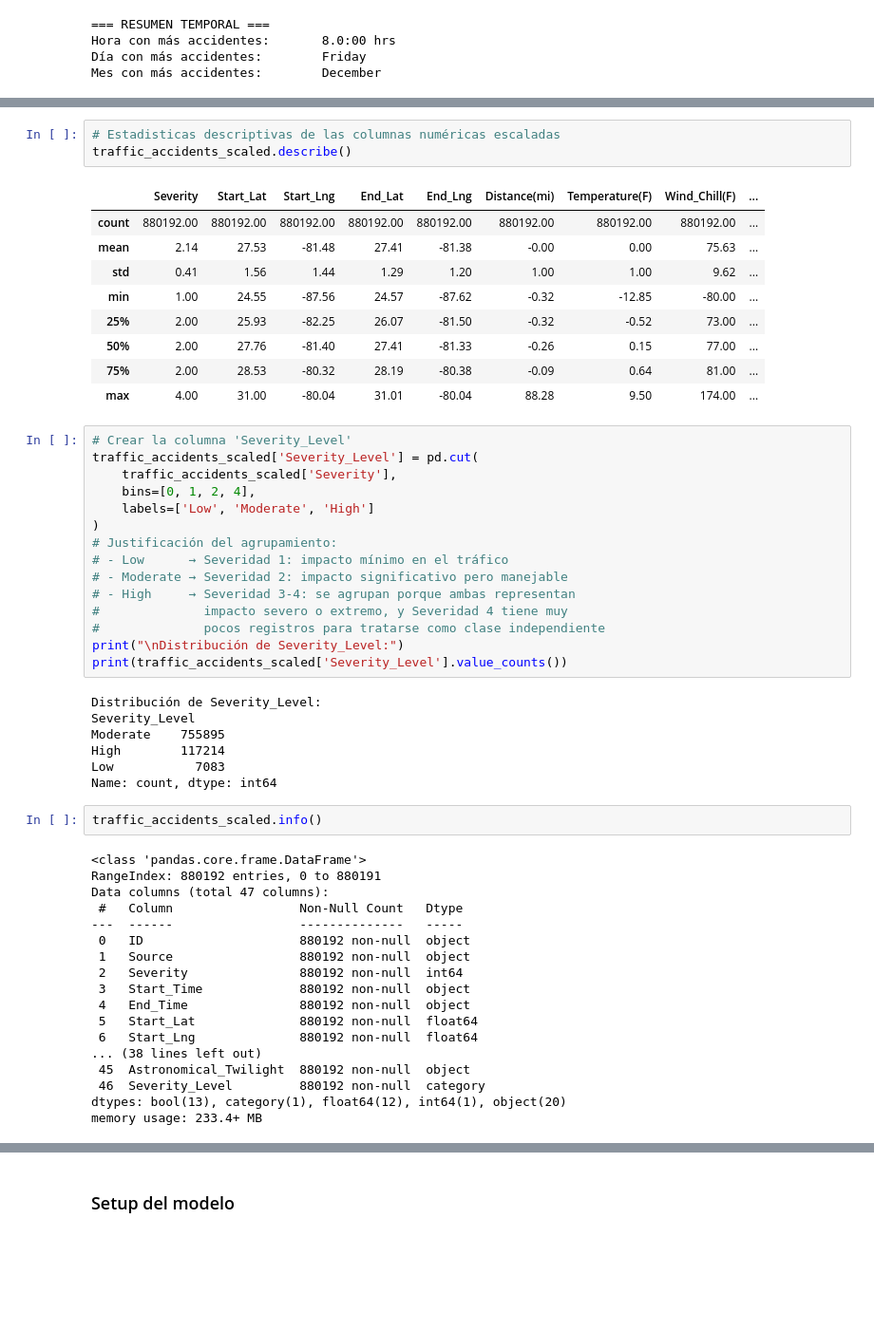
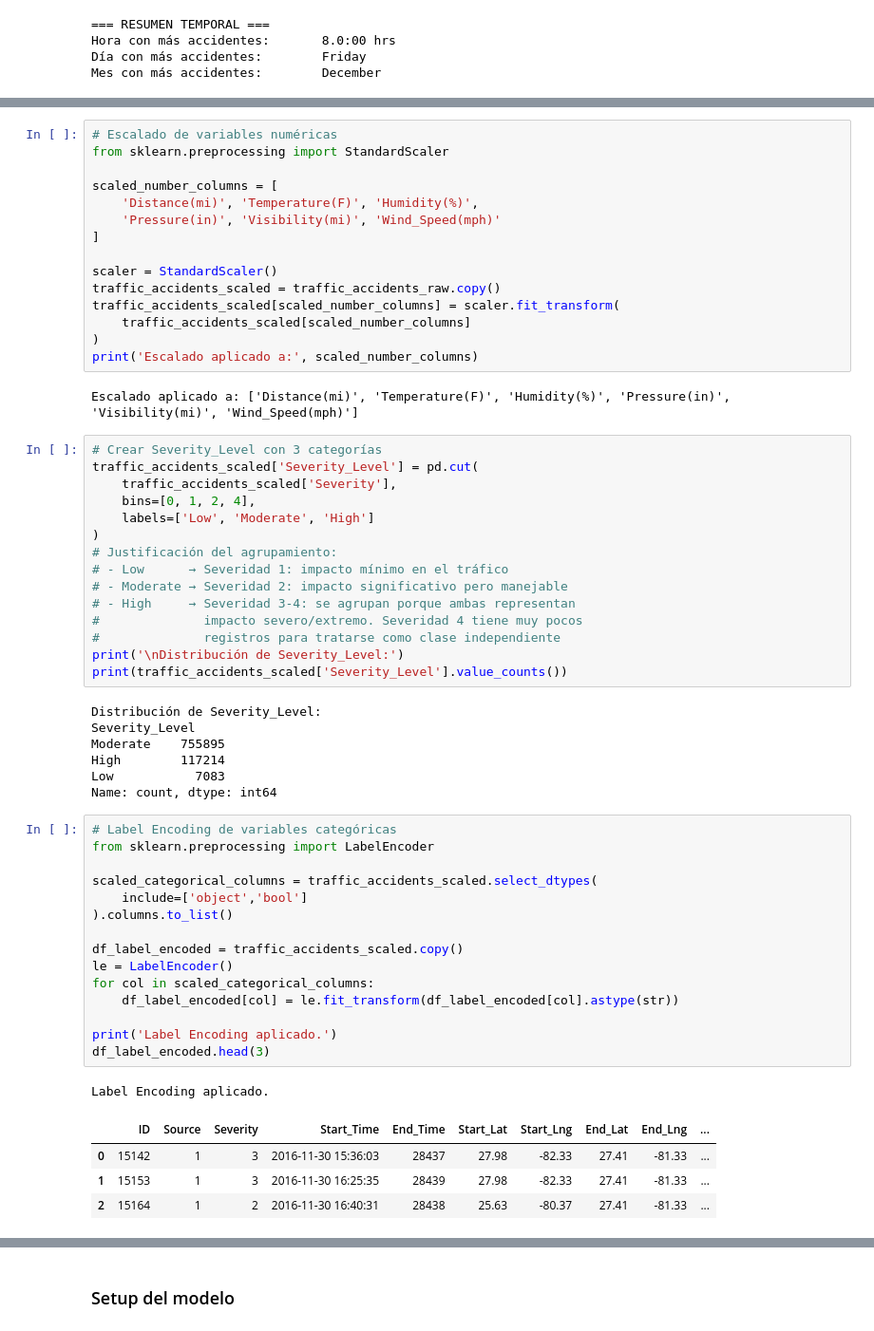
Before and after one commit to edegraciab/final_project, a Jupyter notebook: notebooks/04.EDA_FL_v2.ipynb, the cells around one changed output, grey strips where cells are left out. Shown at 95% size. Saved outputs shown, nothing was run; the diff lists cells and outputs as text; blank space fills up the shorter version.

```diff
--- a/notebooks/04.EDA_FL_v2.ipynb
+++ b/notebooks/04.EDA_FL_v2.ipynb
@@ -556,18 +523,22 @@ Name: Temperature(F), dtype: float64
 # %%
-# Estadisticas descriptivas de las columnas numéricas escaladas
-traffic_accidents_scaled.describe()
+# Escalado de variables numéricas
+from sklearn.preprocessing import StandardScaler
+
+scaled_number_columns = [
+    'Distance(mi)', 'Temperature(F)', 'Humidity(%)',
+    'Pressure(in)', 'Visibility(mi)', 'Wind_Speed(mph)'
+]
+
+scaler = StandardScaler()
+traffic_accidents_scaled = traffic_accidents_raw.copy()
+traffic_accidents_scaled[scaled_number_columns] = scaler.fit_transform(
+    traffic_accidents_scaled[scaled_number_columns]
+)
+print('Escalado aplicado a:', scaled_number_columns)
 # %% [output]
-|  | Severity | Start_Lat | Start_Lng | End_Lat | End_Lng | Distance(mi) | Temperature(F) | Wind_Chill(F) | ... |
-| count | 880192.00 | 880192.00 | 880192.00 | 880192.00 | 880192.00 | 880192.00 | 880192.00 | 880192.00 | ... |
-| mean | 2.14 | 27.53 | -81.48 | 27.41 | -81.38 | -0.00 | 0.00 | 75.63 | ... |
-| std | 0.41 | 1.56 | 1.44 | 1.29 | 1.20 | 1.00 | 1.00 | 9.62 | ... |
-| min | 1.00 | 24.55 | -87.56 | 24.57 | -87.62 | -0.32 | -12.85 | -80.00 | ... |
-| 25% | 2.00 | 25.93 | -82.25 | 26.07 | -81.50 | -0.32 | -0.52 | 73.00 | ... |
-| 50% | 2.00 | 27.76 | -81.40 | 27.41 | -81.33 | -0.26 | 0.15 | 77.00 | ... |
-| 75% | 2.00 | 28.53 | -80.32 | 28.19 | -80.38 | -0.09 | 0.64 | 81.00 | ... |
-| max | 4.00 | 31.00 | -80.04 | 31.01 | -80.04 | 88.28 | 9.50 | 174.00 | ... |
+Escalado aplicado a: ['Distance(mi)', 'Temperature(F)', 'Humidity(%)', 'Pressure(in)', 'Visibility(mi)', 'Wind_Speed(mph)']
 # %%
-# Crear la columna 'Severity_Level'
+# Crear Severity_Level con 3 categorías
 traffic_accidents_scaled['Severity_Level'] = pd.cut(
     traffic_accidents_scaled['Severity'],
     bins=[0, 1, 2, 4],
@@ -577,9 +548,9 @@ traffic_accidents_scaled['Severity_Level'] = pd.cut(
 # - Low      → Severidad 1: impacto mínimo en el tráfico
 # - Moderate → Severidad 2: impacto significativo pero manejable
 # - High     → Severidad 3-4: se agrupan porque ambas representan
-#              impacto severo o extremo, y Severidad 4 tiene muy
-#              pocos registros para tratarse como clase independiente
-print("\nDistribución de Severity_Level:")
+#              impacto severo/extremo. Severidad 4 tiene muy pocos
+#              registros para tratarse como clase independiente
+print('\nDistribución de Severity_Level:')
 print(traffic_accidents_scaled['Severity_Level'].value_counts())
 # %% [output]
 Distribución de Severity_Level:
@@ -589,23 +560,24 @@ High        117214
 Low           7083
 Name: count, dtype: int64
 # %%
-traffic_accidents_scaled.info()
+# Label Encoding de variables categóricas
+from sklearn.preprocessing import LabelEncoder
+
+scaled_categorical_columns = traffic_accidents_scaled.select_dtypes(
+    include=['object','bool']
+).columns.to_list()
+
+df_label_encoded = traffic_accidents_scaled.copy()
+le = LabelEncoder()
+for col in scaled_categorical_columns:
+    df_label_encoded[col] = le.fit_transform(df_label_encoded[col].astype(str))
+
+print('Label Encoding aplicado.')
+df_label_encoded.head(3)
 # %% [output]
-<class 'pandas.core.frame.DataFrame'>
-RangeIndex: 880192 entries, 0 to 880191
-Data columns (total 47 columns):
- #   Column                 Non-Null Count   Dtype
----  ------                 --------------   -----
- 0   ID                     880192 non-null  object
- 1   Source                 880192 non-null  object
- 2   Severity               880192 non-null  int64
- 3   Start_Time             880192 non-null  object
- 4   End_Time               880192 non-null  object
- 5   Start_Lat              880192 non-null  float64
- 6   Start_Lng              880192 non-null  float64
-... (38 lines left out)
- 45  Astronomical_Twilight  880192 non-null  object
- 46  Severity_Level         880192 non-null  category
-dtypes: bool(13), category(1), float64(12), int64(1), object(20)
-memory usage: 233.4+ MB
+Label Encoding aplicado.
+|  | ID | Source | Severity | Start_Time | End_Time | Start_Lat | Start_Lng | End_Lat | End_Lng | ... |
+| 0 | 15142 | 1 | 3 | 2016-11-30 15:36:03 | 28437 | 27.98 | -82.33 | 27.41 | -81.33 | ... |
+| 1 | 15153 | 1 | 3 | 2016-11-30 16:25:35 | 28439 | 27.98 | -82.33 | 27.41 | -81.33 | ... |
+| 2 | 15164 | 1 | 2 | 2016-11-30 16:40:31 | 28438 | 25.63 | -80.37 | 27.41 | -81.33 | ... |
 # %%
```
Also changed, not shown: parts of 61 cells of this notebook.
